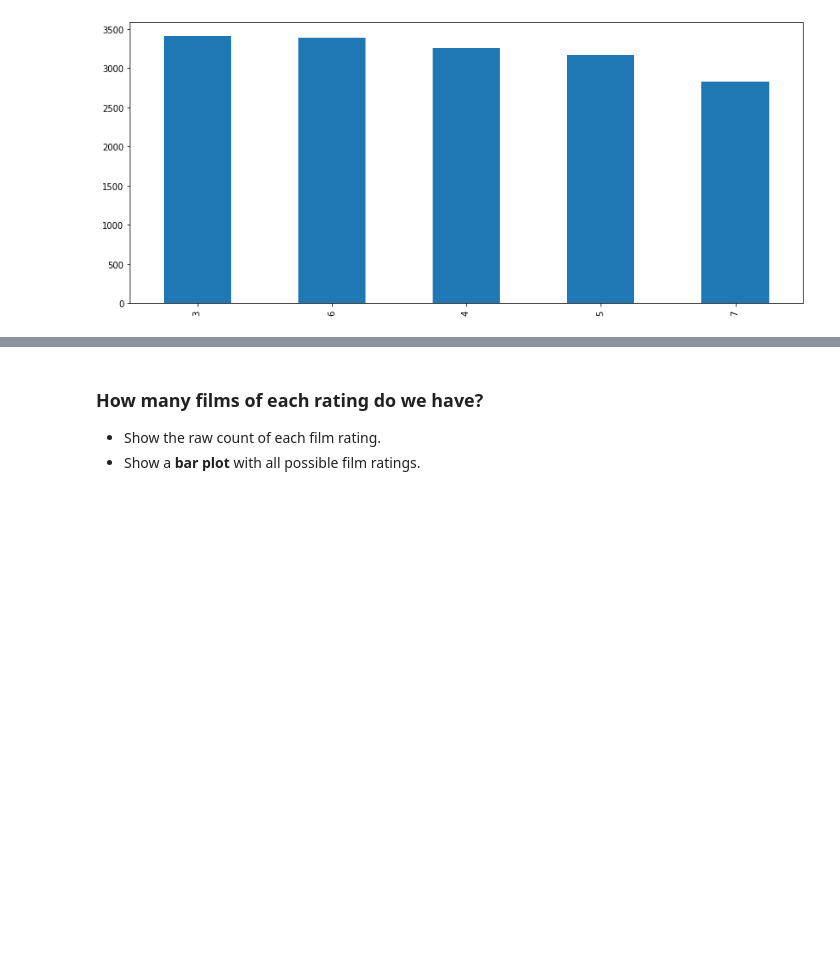
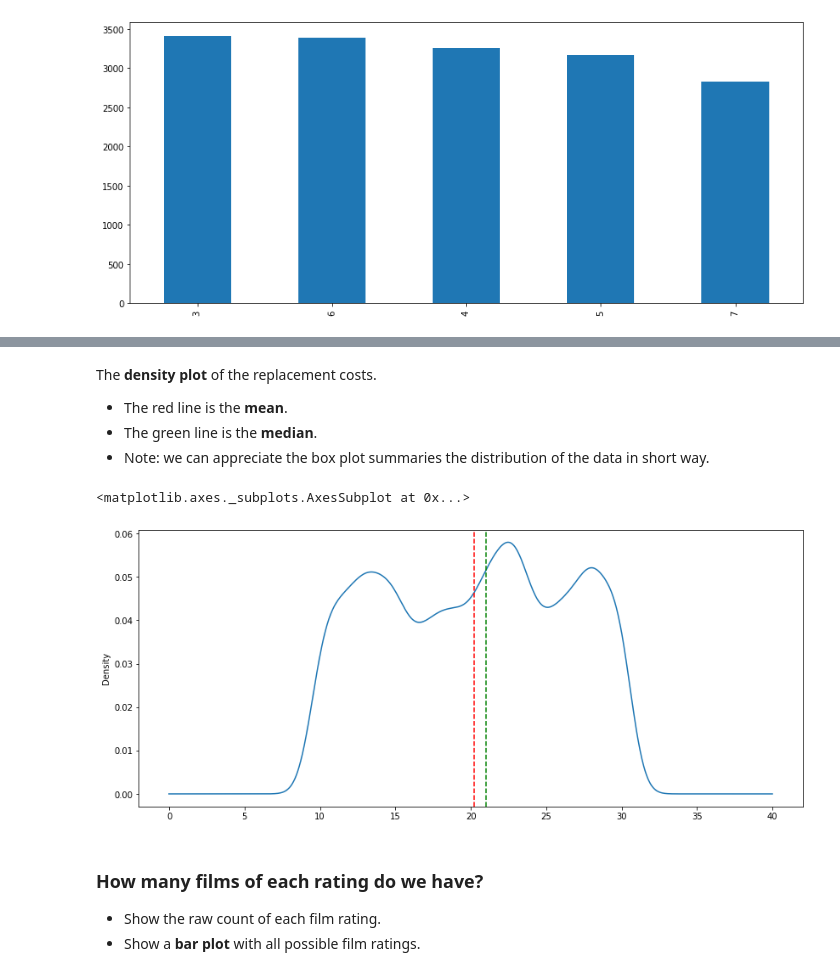
Before and after one commit to arturovictoriar/Data_Science_FCC, a Jupyter notebook: DVD_Store/Handling_dbs.ipynb, the cells around one changed output, grey strips where cells are left out. Drawn from its saved outputs; the diff is of its cells as text; code cells hidden in the pictures; blank space fills up the shorter version.

```diff
--- a/DVD_Store/Handling_dbs.ipynb
+++ b/DVD_Store/Handling_dbs.ipynb
@@ -87,7 +86,16 @@ df['film_replacement_cost'].plot(kind='box', vert=False, figsize=(14,6))
+# %% [markdown]
+The <b>density plot</b> of the replacement costs.
+- The red line is the <b>mean</b>.
+- The green line is the <b>median</b>.
+- Note: we can appreciate the box plot summaries the distribution of the data in short way.
 # %%
-ax = df['film_replacement_cost'].plot(kind='density', figsize=(14,6))
-ax.axvline(df['film_replacement_cost'].mean(), color='red')
-ax.axvline(df['film_replacement_cost'].median(), color='green')
+rc = df['film_replacement_cost'].plot(kind='density', figsize=(14,6))
+rc.axvline(df['film_replacement_cost'].mean(), color='r', linestyle='--')
+rc.axvline(df['film_replacement_cost'].median(), color='green', linestyle='--')
+rc
+# %% [output]
+<matplotlib.axes._subplots.AxesSubplot at 0x...>
+[figure, added]
 # %% [markdown]
 ### How many films of each rating do we have?
 
```
Also changed, not shown: parts of 12 cells of this notebook.
